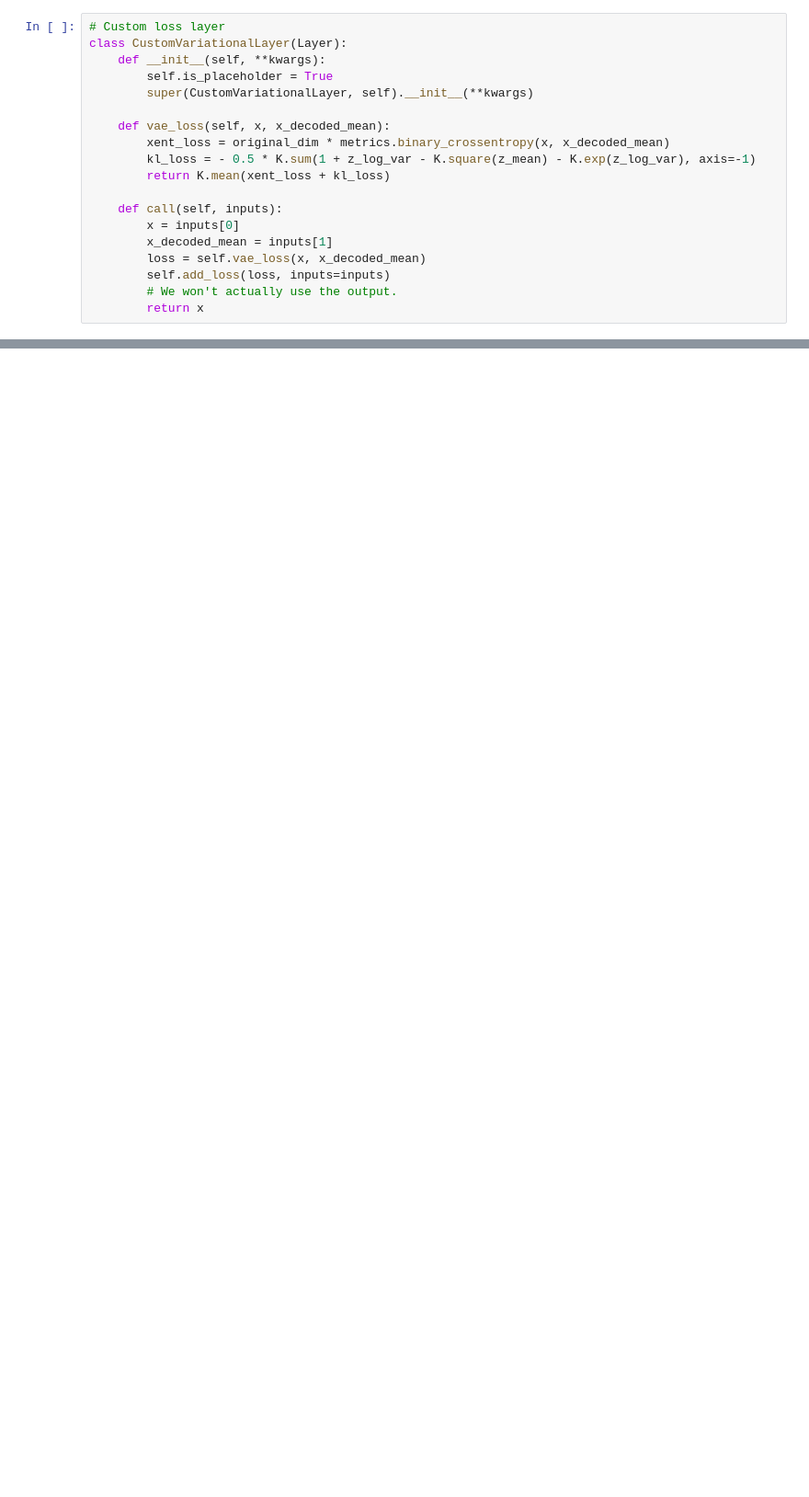
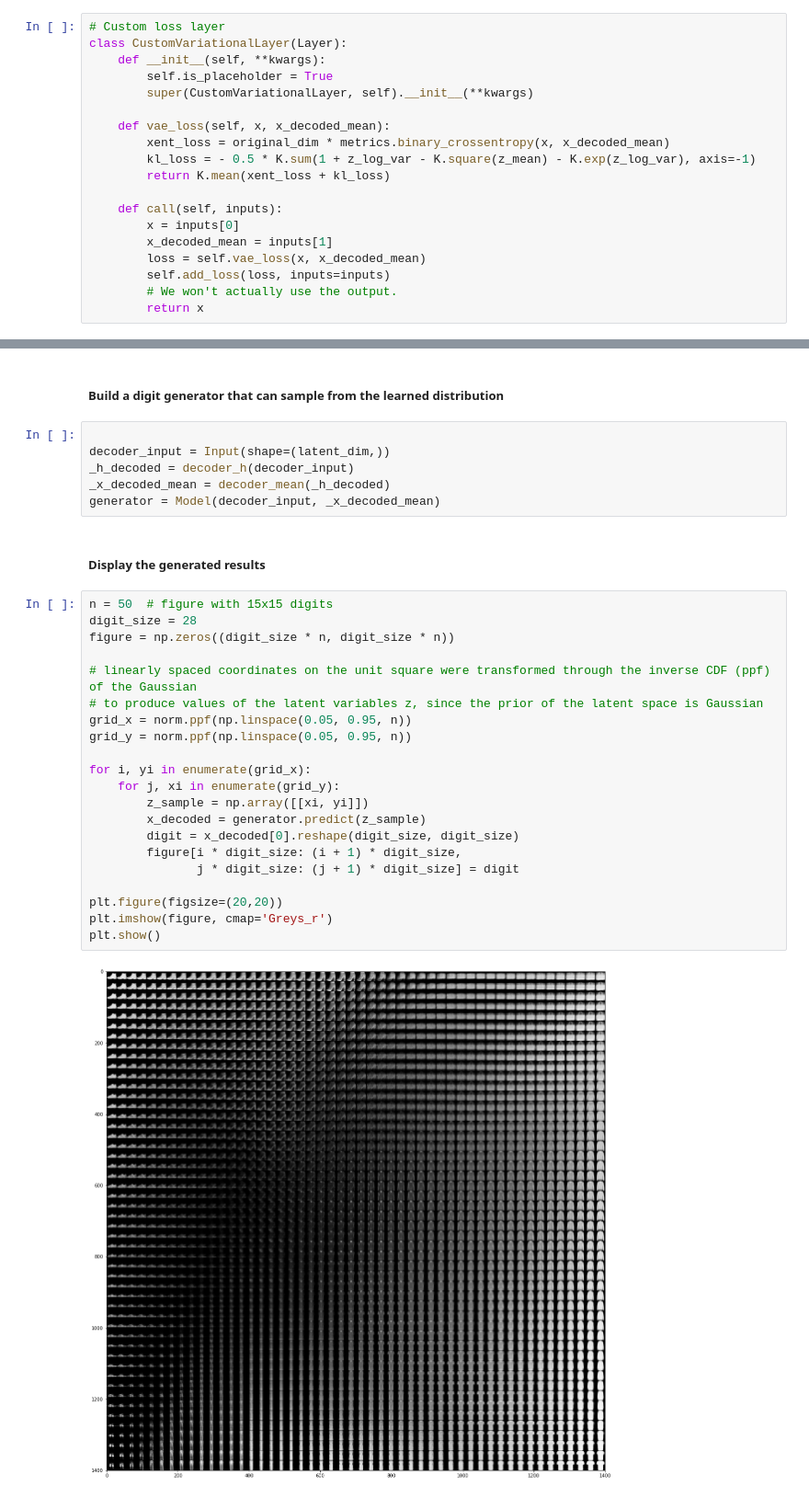
Before and after one commit to TheoLvs/machine-learning, a Jupyter notebook: 3. Generative Models/2. Generating clothes with VAE and fashion MNIST.ipynb, the cells around one changed output, grey strips where cells are left out. Shown at 92% size. Cells and saved outputs as stored; diff of their text form; blank space fills up the shorter version.

```diff
--- a/3. Generative Models/2. Generating clothes with VAE and fashion MNIST.ipynb
+++ b/3. Generative Models/2. Generating clothes with VAE and fashion MNIST.ipynb
@@ -135,0 +230,33 @@ Epoch 2/50
+# %% [markdown]
+##### Build a digit generator that can sample from the learned distribution
+# %%
+
+decoder_input = Input(shape=(latent_dim,))
+_h_decoded = decoder_h(decoder_input)
+_x_decoded_mean = decoder_mean(_h_decoded)
+generator = Model(decoder_input, _x_decoded_mean)
+# %% [markdown]
+##### Display the generated results
+# %%
+n = 50  # figure with 15x15 digits
+digit_size = 28
+figure = np.zeros((digit_size * n, digit_size * n))
+
+# linearly spaced coordinates on the unit square were transformed through the inverse CDF (ppf) of the Gaussian
+# to produce values of the latent variables z, since the prior of the latent space is Gaussian
+grid_x = norm.ppf(np.linspace(0.05, 0.95, n))
+grid_y = norm.ppf(np.linspace(0.05, 0.95, n))
+
+for i, yi in enumerate(grid_x):
+    for j, xi in enumerate(grid_y):
+        z_sample = np.array([[xi, yi]])
+        x_decoded = generator.predict(z_sample)
+        digit = x_decoded[0].reshape(digit_size, digit_size)
+        figure[i * digit_size: (i + 1) * digit_size,
+               j * digit_size: (j + 1) * digit_size] = digit
+
+plt.figure(figsize=(20,20))
+plt.imshow(figure, cmap='Greys_r')
+plt.show()
+# %% [output]
+[figure, added]
```
Also changed, not shown: parts of 39 cells of this notebook.
